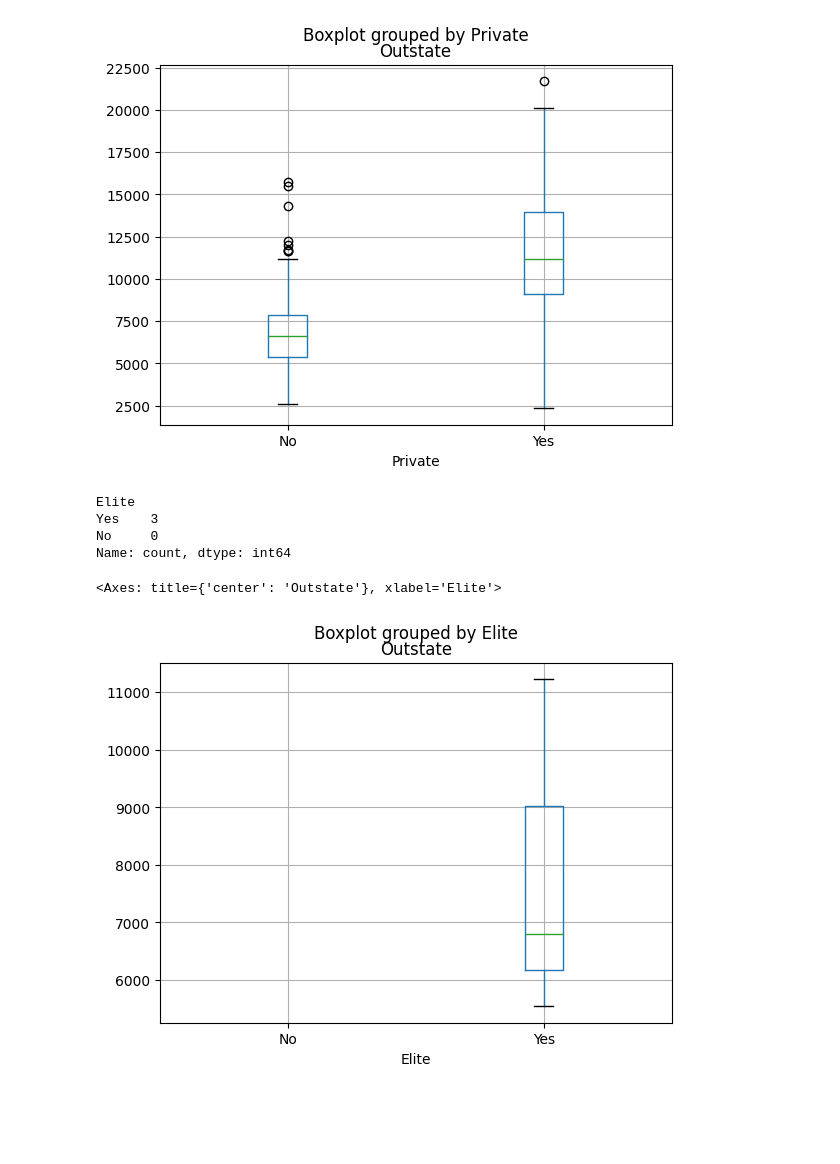
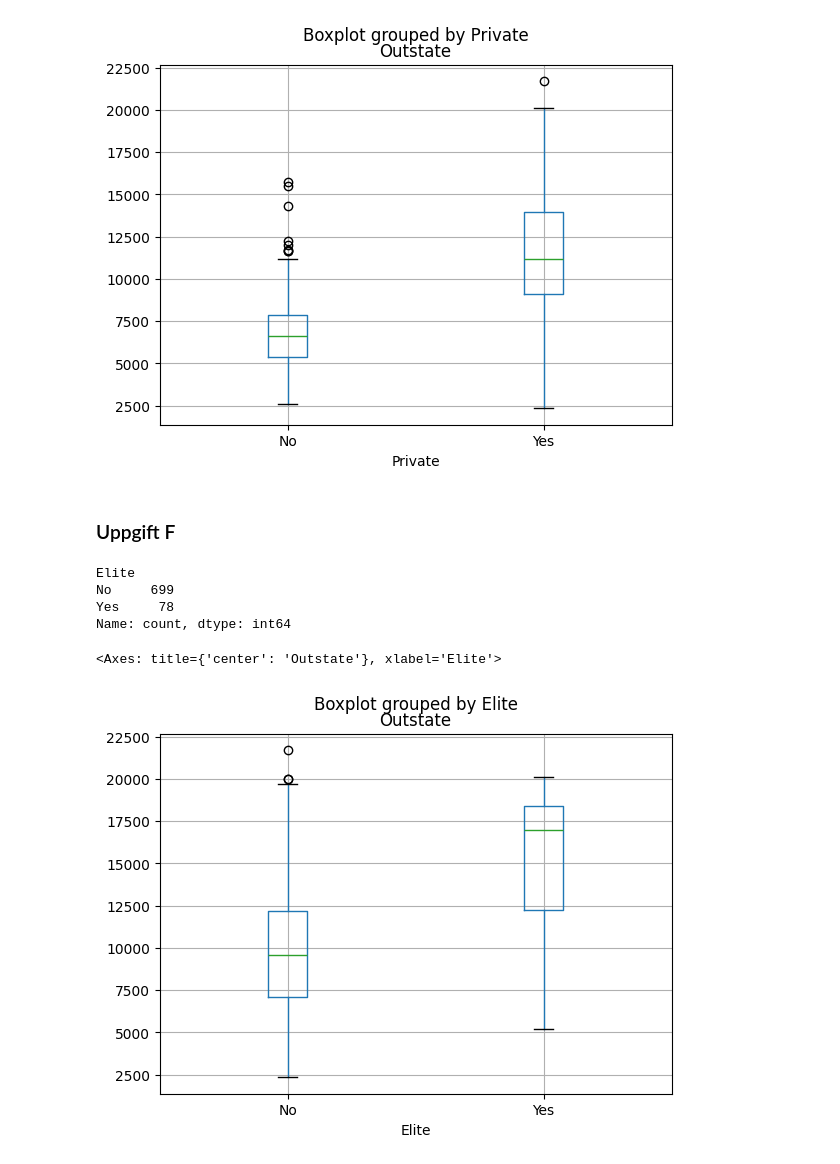
Before and after one commit to kust3n/databehandling-SARA-COSTA, a Jupyter notebook: Laboration/Laboration_Databehandling.ipynb, the cells around one changed output. Drawn from its saved outputs; the diff is of its cells as text; code cells hidden in the pictures; blank space fills up the shorter version.

```diff
--- a/Laboration/Laboration_Databehandling.ipynb
+++ b/Laboration/Laboration_Databehandling.ipynb
@@ -62,18 +89,20 @@ college.boxplot(column="Outstate", by="Private")
 # %% [output]
 <Axes: title={'center': 'Outstate'}, xlabel='Private'>
 [figure]
+# %% [markdown]
+### Uppgift F
 # %%
 # f
 
-college["Elite"] = pd.cut(college["Top10perc"], [0, 0.5, 1], labels=["No", "Yes"])
+college["Elite"] = pd.cut(college["Top10perc"], [0, 50, 100], labels=["No", "Yes"])
 
 print(college["Elite"].value_counts())
 
-college.boxplot(column="Outstate", by="Elite")
+college.boxplot("Outstate", "Elite")
 # %% [output]
 Elite
-Yes    3
-No     0
+No     699
+Yes     78
 Name: count, dtype: int64
 <Axes: title={'center': 'Outstate'}, xlabel='Elite'>
-[figure, old version]
+[figure, new version]
```
Also changed, not shown: parts of 12 cells of this notebook.
